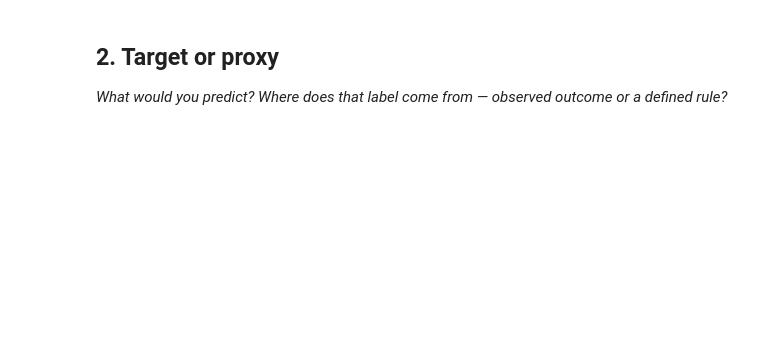
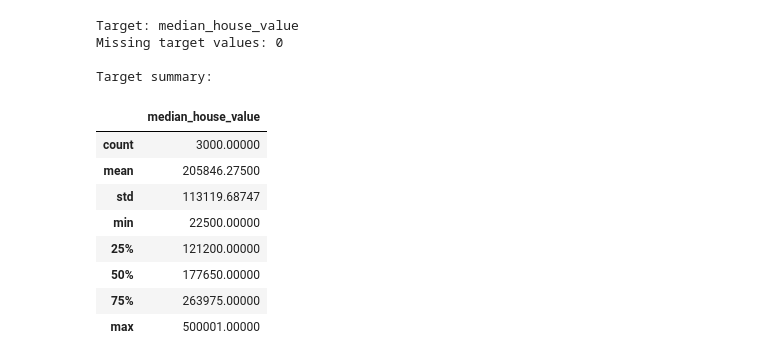
Before and after one commit to KhanhGiauTen/flyrankAI, a Jupyter notebook: work/notebooks/w02_ml_task_framing.ipynb, the cells around one changed output. Cells and saved outputs as stored; diff of their text form; code cells hidden in the pictures; blank space fills up the shorter version.

```diff
--- a/work/notebooks/w02_ml_task_framing.ipynb
+++ b/work/notebooks/w02_ml_task_framing.ipynb
@@ -12,0 +14,12 @@ This skeleton is yours to fill. Work the sections **in order** — each one has
+# %%
+# This cell is for CODE (numbers, a query, a check).
+# Write your text answer in the cell ABOVE this one — typing sentences here breaks Run All.
+import pandas as pd
+
+df = pd.read_csv("/content/sample_data/california_housing_test.csv")
+
+print("Target column:", "median_house_value")
+print("Target data type:", df["median_house_value"].dtype)
+print("Number of unique target values:", df["median_house_value"].nunique())
+print("Target range:")
+print(df["median_house_value"].agg(["min", "median", "max"]))
@@ -13,7 +40,23 @@ This skeleton is yours to fill. Work the sections **in order** — each one has
 # %%
 # This cell is for CODE (numbers, a query, a check).
 # Write your text answer in the cell ABOVE this one — typing sentences here breaks Run All.
+target = "median_house_value"
+
+print("Target:", target)
+print("Missing target values:", df[target].isna().sum())
+print("\nTarget summary:")
+display(df[target].describe().to_frame())
+# %% [output]
+Target: median_house_value
+Missing target values: 0
+
+Target summary:
+|  | median_house_value |
+| count | 3000.00000 |
+| mean | 205846.27500 |
+| std | 113119.68747 |
+| min | 22500.00000 |
+| 25% | 121200.00000 |
+| 50% | 177650.00000 |
+| 75% | 263975.00000 |
+| max | 500001.00000 |
-# %% [markdown]
-## 2. Target or proxy
-
-*What would you predict? Where does that label come from — observed outcome or a defined rule?*
```
Also changed, not shown: parts of 18 cells of this notebook.
